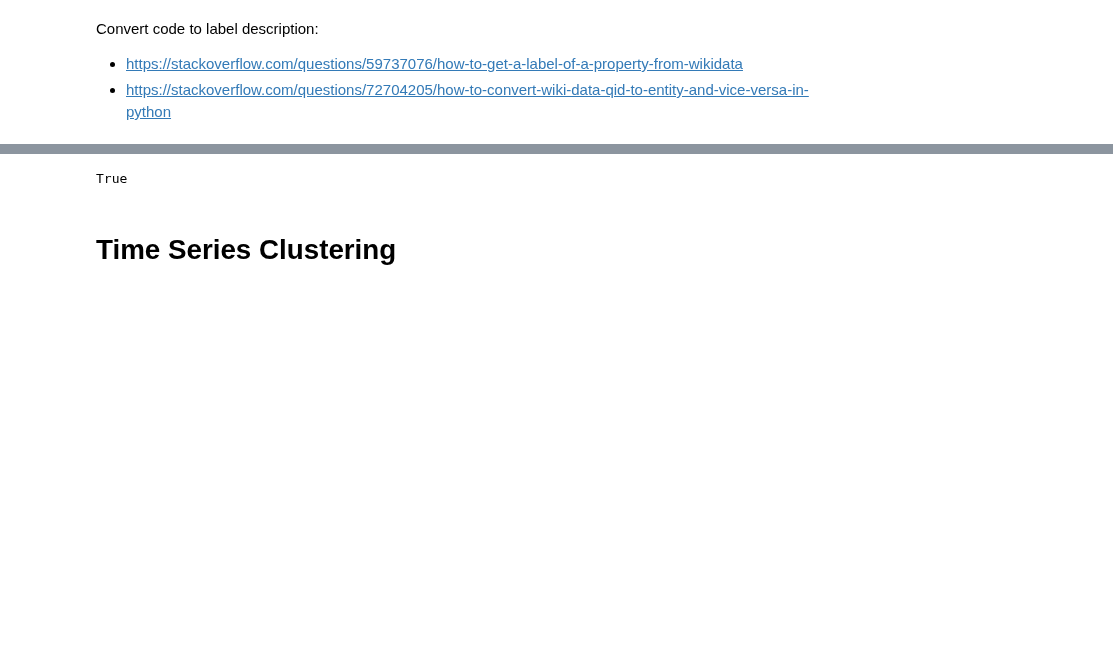
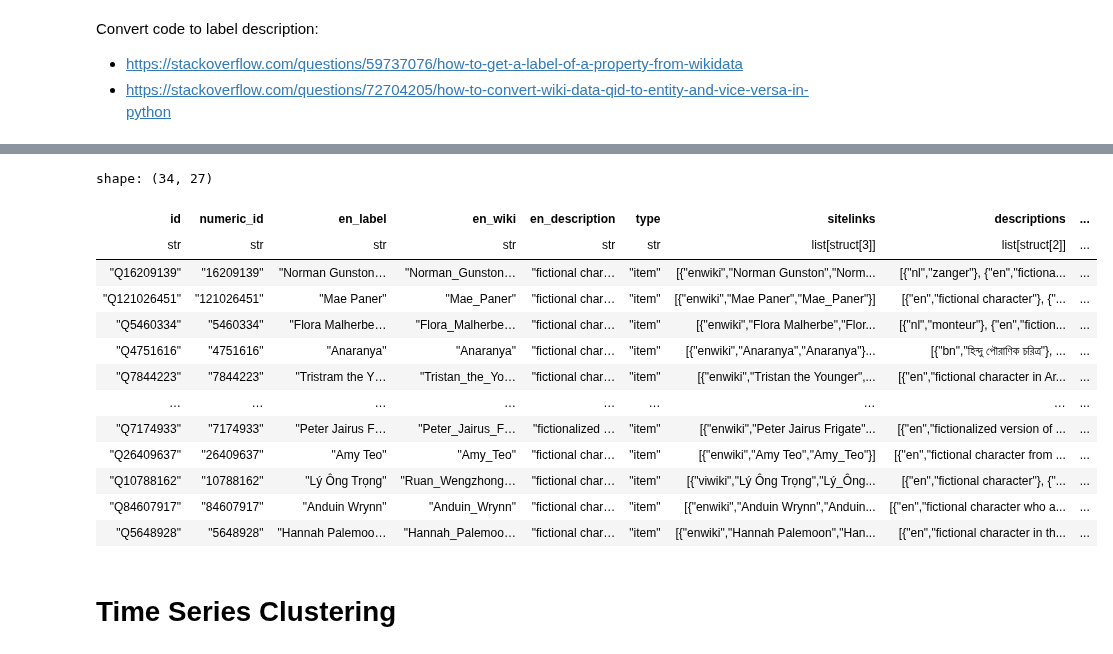
Before and after one commit to MNetanel/wikipedia-people-page-views-patterns, a Jupyter notebook: notebooks/wikipedia_pageviews_project.ipynb, the cells around one changed output, grey strips where cells are left out. Drawn from its saved outputs; the diff is of its cells as text; code cells hidden in the pictures; blank space fills up the shorter version.

```diff
--- a/notebooks/wikipedia_pageviews_project.ipynb
+++ b/notebooks/wikipedia_pageviews_project.ipynb
@@ -607,7 +633,20 @@ shape: (27, 543)
-# %%
-(info_df['numeric_id'] == info_df['id'].str.replace('Q', '')).all()
-# %% [output]
-True
+# %%
+info_df.filter(info_df['en_description'].str.starts_with('fictional'))
+# %% [output]
+shape: (34, 27)
+| id | numeric_id | en_label | en_wiki | en_description | type | sitelinks | descriptions | ... |
+| str | str | str | str | str | str | list[struct[3]] | list[struct[2]] | ... |
+| "Q16209139" | "16209139" | "Norman Gunston… | "Norman_Gunston… | "fictional char… | "item" | [{"enwiki","Norman Gunston","Norm... | [{"nl","zanger"}, {"en","fictiona... | ... |
+| "Q121026451" | "121026451" | "Mae Paner" | "Mae_Paner" | "fictional char… | "item" | [{"enwiki","Mae Paner","Mae_Paner"}] | [{"en","fictional character"}, {"... | ... |
+| "Q5460334" | "5460334" | "Flora Malherbe… | "Flora_Malherbe… | "fictional char… | "item" | [{"enwiki","Flora Malherbe","Flor... | [{"nl","monteur"}, {"en","fiction... | ... |
+| "Q4751616" | "4751616" | "Anaranya" | "Anaranya" | "fictional char… | "item" | [{"enwiki","Anaranya","Anaranya"}... | [{"bn","হিন্দু পৌরাণিক চরিত্র"}, ... | ... |
+| "Q7844223" | "7844223" | "Tristram the Y… | "Tristan_the_Yo… | "fictional char… | "item" | [{"enwiki","Tristan the Younger",... | [{"en","fictional character in Ar... | ... |
+| … | … | … | … | … | … | … | … | ... |
+| "Q7174933" | "7174933" | "Peter Jairus F… | "Peter_Jairus_F… | "fictionalized … | "item" | [{"enwiki","Peter Jairus Frigate"... | [{"en","fictionalized version of ... | ... |
+| "Q26409637" | "26409637" | "Amy Teo" | "Amy_Teo" | "fictional char… | "item" | [{"enwiki","Amy Teo","Amy_Teo"}] | [{"en","fictional character from ... | ... |
+| "Q10788162" | "10788162" | "Lý Ông Trọng" | "Ruan_Wengzhong… | "fictional char… | "item" | [{"viwiki","Lý Ông Trọng","Lý_Ông... | [{"en","fictional character"}, {"... | ... |
+| "Q84607917" | "84607917" | "Anduin Wrynn" | "Anduin_Wrynn" | "fictional char… | "item" | [{"enwiki","Anduin Wrynn","Anduin... | [{"en","fictional character who a... | ... |
+| "Q5648928" | "5648928" | "Hannah Palemoo… | "Hannah_Palemoo… | "fictional char… | "item" | [{"enwiki","Hannah Palemoon","Han... | [{"en","fictional character in th... | ... |
 # %% [markdown]
 # Time Series Clustering
 # %%
```
Also changed, not shown: parts of 27 cells of this notebook, 1 other file.
